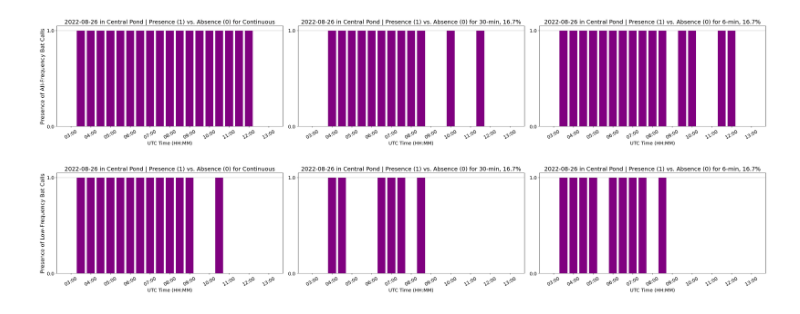
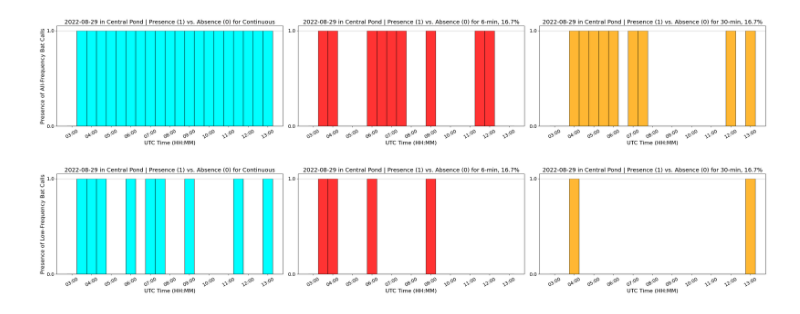
Before and after one commit to ctuguinay/bat-detector-msds, a Jupyter notebook: notebooks/msds_pipeline_for_summer.ipynb, the cells around one changed output. Saved outputs shown, nothing was run; the diff lists cells and outputs as text; code cells hidden in the pictures.

Commit message:
Added presence absence grids

```diff
--- a/notebooks/msds_pipeline_for_summer.ipynb
+++ b/notebooks/msds_pipeline_for_summer.ipynb
@@ -19,7 +20,8 @@ import src.subsampling as ss
 # %%
 input_dir = f'{Path.home()}/Documents/UBNA/Symposium/Recordings/SUMMER_2022/CentralPond'
 summer_audio_files = sorted(list(Path(input_dir).iterdir()))
-date = "20220826"
+date = "20220829"
+dates = ["20220826", "20220827", "20220828", "20220829"]
 location = "Central Pond"
 # %%
 # ## Put together input parameters
@@ -127,12 +129,16 @@ times = ["030000", "033000", "040000", "043000",
          "090000", "093000", "100000", "103000",
          "110000", "113000", "120000", "123000",
          "130000"]
+presence_threshold = 1
 
 labels = []
-for time in times:
-    labels.append(f'{date}_{time}.WAV')
+for f_date in dates:
+    for time in times:
+        labels.append(f'{f_date}_{time}.WAV')
 
-datetime_info = []
+datetime_hour_min_info = set()
+datetime_date_info = set()
 for label in labels:
     date_and_time = dt.datetime.strptime(label, '%Y%m%d_%H%M%S.WAV')
-    datetime_info.append(dt.datetime.strftime(date_and_time, "%H:%M"))
+    datetime_hour_min_info.add(dt.datetime.strftime(date_and_time, "%H:%M"))
+    datetime_date_info.add(dt.datetime.strftime(date_and_time, "%Y-%m-%d"))
@@ -199,61 +427,70 @@ c_hfpresence[num_c_hfdets < presence_threshold] = 0
+# %%
+bar_alpha = 0.8
+continuous_bar_color = 'cyan'
+comparison_6min_bar_color = 'red'
+comparison_30min_bar_color = 'orange'
+y_label_fontsize = 16
+x_label_fontsize = 16
+bar_edgecolor = 'black'
+bar_width = 1
 # %%
 plt.figure(figsize=(30, 15))
 plt.rcParams.update({'font.size': 14})
 
 plt.subplot(331)
 plt.title(f"{(dt.datetime.strptime(date, '%Y%m%d')).date()} in {location} | Presence (1) vs. Absence (0) for Continuous")
-plt.bar(datetime_info, c_presence, color='purple')
-plt.ylabel("Presence of All-Frequency Bat Calls", fontsize=16)
-plt.xlabel("UTC Time (HH:MM)")
+plt.bar(datetime_info, c_presence, width=bar_width, color=continuous_bar_color, edgecolor=bar_edgecolor)
+plt.ylabel("Presence of All-Frequency Bat Calls", fontsize=y_label_fontsize)
+plt.xlabel("UTC Time (HH:MM)", fontsize=x_label_fontsize)
 plt.grid(axis="y")
 plt.yticks(plt.yticks()[0][::5], plt.yticks()[1][::5])
 plt.xticks(plt.xticks()[0][::2], plt.xticks()[1][::2], rotation=30)
 
 plt.subplot(332)
-plt.title(f"{(dt.datetime.strptime(date, '%Y%m%d')).date()} in {location} | Presence (1) vs. Absence (0) for 30-min, 16.7%")
-plt.bar(datetime_info, presence2, color='purple')
-plt.xlabel("UTC Time (HH:MM)")
+plt.title(f"{(dt.datetime.strptime(date, '%Y%m%d')).date()} in {location} | Presence (1) vs. Absence (0) for 6-min, 16.7%")
+plt.bar(datetime_info, presence1, width=bar_width, color=comparison_6min_bar_color, edgecolor=bar_edgecolor, alpha=bar_alpha)
+plt.xlabel("UTC Time (HH:MM)", fontsize=x_label_fontsize)
 plt.grid(axis="y")
 plt.yticks(plt.yticks()[0][::5], plt.yticks()[1][::5])
 plt.xticks(plt.xticks()[0][::2], plt.xticks()[1][::2], rotation=30)
 
 plt.subplot(333)
-plt.title(f"{(dt.datetime.strptime(date, '%Y%m%d')).date()} in {location} | Presence (1) vs. Absence (0) for 6-min, 16.7%")
-plt.bar(datetime_info, presence1, color='purple')
-plt.xlabel("UTC Time (HH:MM)")
+plt.title(f"{(dt.datetime.strptime(date, '%Y%m%d')).date()} in {location} | Presence (1) vs. Absence (0) for 30-min, 16.7%")
+plt.bar(datetime_info, presence2, width=bar_width, color=comparison_30min_bar_color, edgecolor=bar_edgecolor, alpha=bar_alpha)
+plt.xlabel("UTC Time (HH:MM)", fontsize=x_label_fontsize)
 plt.grid(axis="y")
 plt.yticks(plt.yticks()[0][::5], plt.yticks()[1][::5])
 plt.xticks(plt.xticks()[0][::2], plt.xticks()[1][::2], rotation=30)
 
 plt.tight_layout()
 plt.savefig(f'{Path.home()}/Documents/UBNA/Symposium/Figures/lf_&_hf_presence_absence__{location.split()[0]}_{date}_030000to130000_comparisons.png')
 plt.show()
 # %% [output]
-[figure, old version]
+[figure, new version]
 # %%
 plt.figure(figsize=(30, 15))
 
 plt.subplot(331)
 plt.title(f"{(dt.datetime.strptime(date, '%Y%m%d')).date()} in {location} | Presence (1) vs. Absence (0) for Continuous")
-plt.bar(datetime_info, c_lfpresence, color='purple')
-plt.xlabel("UTC Time (HH:MM)")
-plt.ylabel("Presence of Low-Frequency Bat Calls", fontsize=16)
+plt.bar(datetime_info, c_lfpresence, width=bar_width, color=continuous_bar_color, edgecolor=bar_edgecolor)
+plt.ylabel("Presence of Low-Frequency Bat Calls", fontsize=y_label_fontsize)
+plt.xlabel("UTC Time (HH:MM)", fontsize=x_label_fontsize)
 plt.grid(axis="y")
 plt.yticks(plt.yticks()[0][::5], plt.yticks()[1][::5])
 plt.xticks(plt.xticks()[0][::2], plt.xticks()[1][::2], rotation=30)
 
 plt.subplot(332)
-plt.title(f"{(dt.datetime.strptime(date, '%Y%m%d')).date()} in {location} | Presence (1) vs. Absence (0) for 30-min, 16.7%")
-plt.bar(datetime_info, lfpresence2, color='purple')
-plt.xlabel("UTC Time (HH:MM)")
+plt.title(f"{(dt.datetime.strptime(date, '%Y%m%d')).date()} in {location} | Presence (1) vs. Absence (0) for 6-min, 16.7%")
+plt.bar(datetime_info, lfpresence1, width=bar_width, color=comparison_6min_bar_color, edgecolor=bar_edgecolor, alpha=bar_alpha)
+plt.xlabel("UTC Time (HH:MM)", fontsize=x_label_fontsize)
 plt.grid(axis="y")
 plt.yticks(plt.yticks()[0][::5], plt.yticks()[1][::5])
 plt.xticks(plt.xticks()[0][::2], plt.xticks()[1][::2], rotation=30)
 
 plt.subplot(333)
-plt.title(f"{(dt.datetime.strptime(date, '%Y%m%d')).date()} in {location} | Presence (1) vs. Absence (0) for 6-min, 16.7%")
-plt.bar(datetime_info, lfpresence1, color='purple')
-plt.xlabel("UTC Time (HH:MM)")
+plt.title(f"{(dt.datetime.strptime(date, '%Y%m%d')).date()} in {location} | Presence (1) vs. Absence (0) for 30-min, 16.7%")
+plt.bar(datetime_info, lfpresence2, width=bar_width, color=comparison_30min_bar_color, edgecolor=bar_edgecolor, alpha=bar_alpha)
+plt.xlabel("UTC Time (HH:MM)", fontsize=x_label_fontsize)
 plt.grid(axis="y")
 plt.yticks(plt.yticks()[0][::5], plt.yticks()[1][::5])
 plt.xticks(plt.xticks()[0][::2], plt.xticks()[1][::2], rotation=30)
@@ -262,7 +499,7 @@ plt.tight_layout()
 plt.savefig(f'{Path.home()}/Documents/UBNA/Symposium/Figures/lf_presence_absence__{location.split()[0]}_{date}_030000to130000_comparisons.png')
 plt.show()
 # %% [output]
-[figure, old version]
+[figure, new version]
 # %%
 plt.figure(figsize=(30, 15))
 
```
Also changed, not shown: parts of 12 cells of this notebook, 1 other file.
